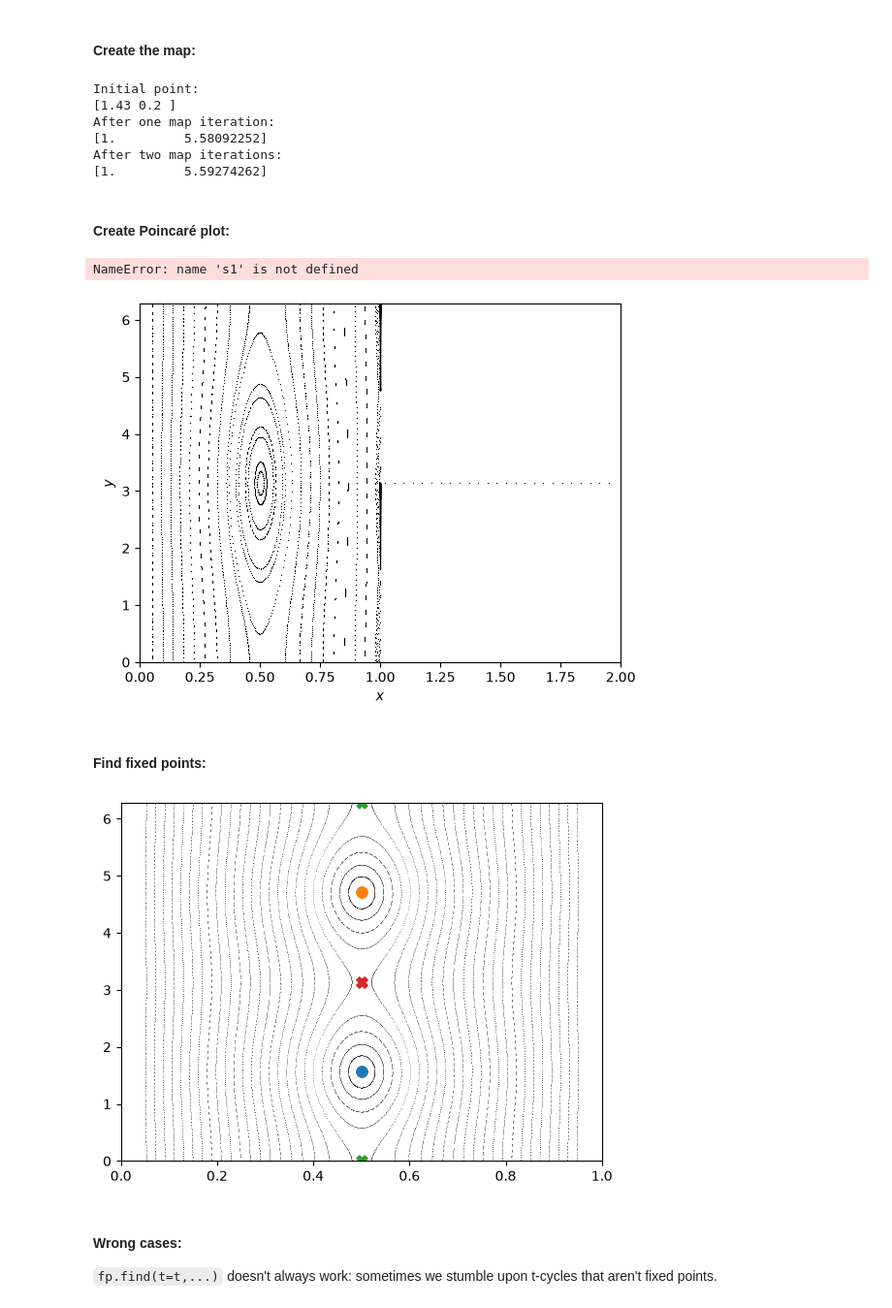
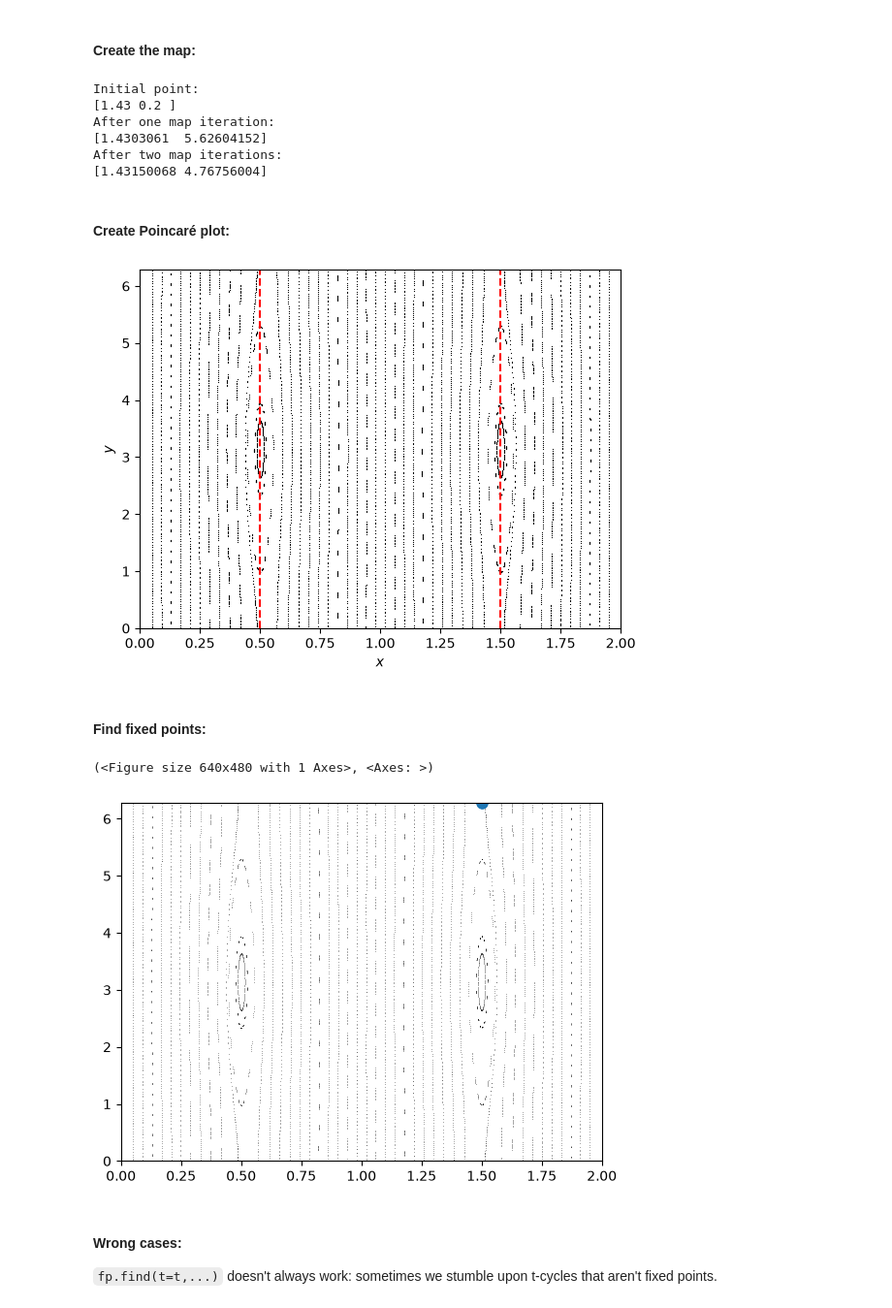
Before and after one commit to mireiaraventos/SdS, a Jupyter notebook: local/pyoculus_mod/test_slab_bfield_two_pert1.ipynb, the cells around one changed output. Shown at 97% size. Cells and saved outputs as stored; diff of their text form; code cells hidden in the pictures.

```diff
--- a/local/pyoculus_mod/test_slab_bfield_two_pert1.ipynb
+++ b/local/pyoculus_mod/test_slab_bfield_two_pert1.ipynb
@@ -12,10 +16,10 @@ import matplotlib.pyplot as plt
 field = SlabBfieldTwoPert(
     m1=1,
     n1=1,
-    delta1=0.05,
+    delta1=0.01,
     m2=1,
     n2=-1,
-    delta2=0.05,
+    delta2=0.01,
     iota_prime=2.0,
     x0=1.0,
 )
@@ -48,7 +52,8 @@ The island will be situated at x_s = 1.5 0.5
 # %% [markdown]
 #### Create the map:
 # %%
-map = ToroidalBfieldSection(field)
+map = ToroidalBfieldSection(field, domain=[(0, 2), (0, 2*np.pi)])
+# map = ToroidalBfieldSection(field)
 # %%
 x0 = np.array([1.43, 0.2])
 x1 = map.f(1, x0)
@@ -66,9 +71,9 @@ print(x2)
 Initial point:
 [1.43 0.2 ]
 After one map iteration:
-[1.         5.58092252]
+[1.4303061  5.62604152]
 After two map iterations:
-[1.         5.59274262]
+[1.43150068 4.76756004]
 # %% [markdown]
 #### Create Poincaré plot:
 # %%
@@ -104,8 +109,7 @@ ax.axvline(
 )
 plt.show()
 # %% [output]
-NameError: name 's1' is not defined
-[figure, old version]
+[figure, new version]
 # %% [markdown]
 #### Find fixed points:
 # %%
@@ -114,81 +117,32 @@ fp = FixedPoint(map)
 # %%
 fig, ax = pplot.plot(
     marker=".",
     s=0.5,
-    xlim=[0, 1.],
+    xlim=[0, 2],
     ylim=[0, 2*np.pi],
     plottype=None
 )
 
 
 fp = FixedPoint(map)
 
-# Elliptic FP / O-points:
 result = fp.find_with_iota(
-    n = field.n,
-    m = field.m,
-    guess = np.array([0.45, 1.3]),
+    n = field.n1,
+    m = field.m1,
+    guess = np.array([0.5, 0.]),
     method="scipy.root"
 )
 
 fp.plot(
     fig=fig,
     ax=ax,
     marker="o",
     s=60,
     plottype=None
 )
-
-result = fp.find_with_iota(
-    n = field.n,
-    m = field.m,
-    guess = np.array([0.45, 4.5]),
-    method="scipy.root"
-)
-
-fp.plot(
-    fig=fig,
-    ax=ax,
-    marker="o",
-    s=60,
-    plottype=None
-)
-
-# Hyperbolic FP / X-points:
-result = fp.find_with_iota(
-    n = field.n,
-    m = field.m,
-    guess = np.array([0.45, 0.5]),
-    method="scipy.root"
-)
-
-fp.plot(
-    fig=fig,
-    ax=ax,
-    marker="X",
-    s=60,
-    plottype=None
-)
-
-result = fp.find_with_iota(
-    n = field.n,
-    m = field.m,
-    guess = np.array([0.45, 3]),
-    method="scipy.root"
-)
-
-fp.plot(
-    fig=fig,
-    ax=ax,
-    marker="X",
-    s=60,
-    plottype=None
-)
-
-
-plt.show()
 # %% [output]
+(<Figure size 640x480 with 1 Axes>, <Axes: >)
-[figure, old version]
+[figure, new version]
 # %% [markdown]
 #### Wrong cases:
 
```
Also changed, not shown: parts of 4 cells of this notebook, 4 other files.
